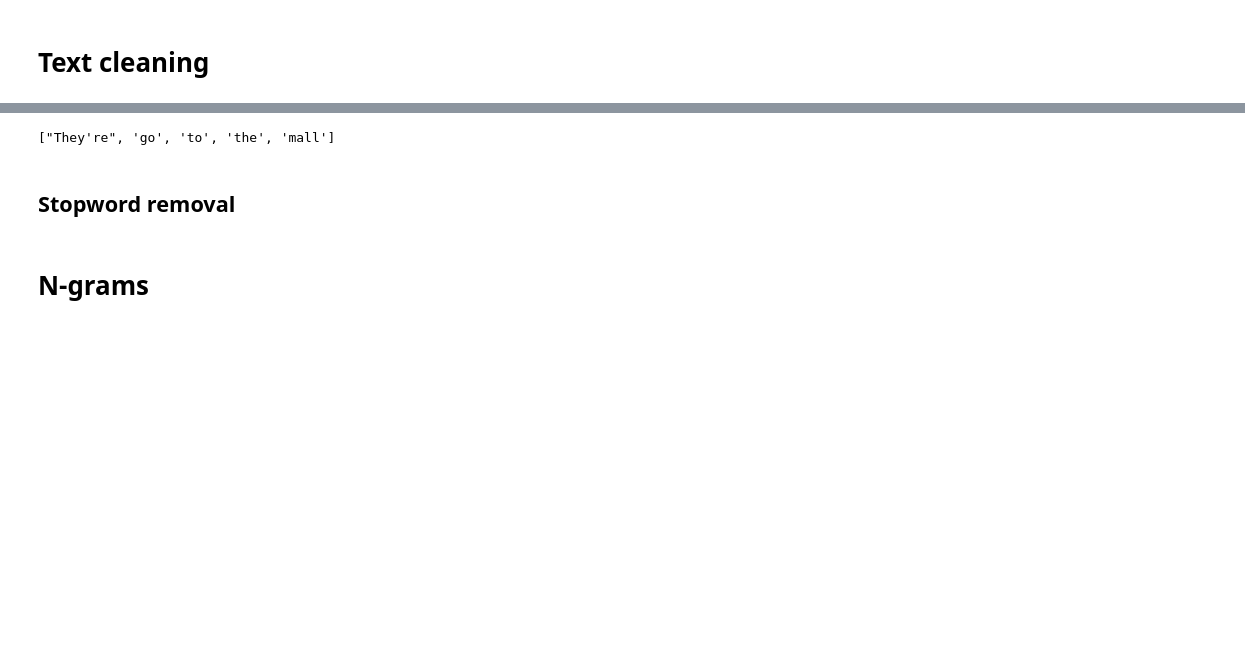
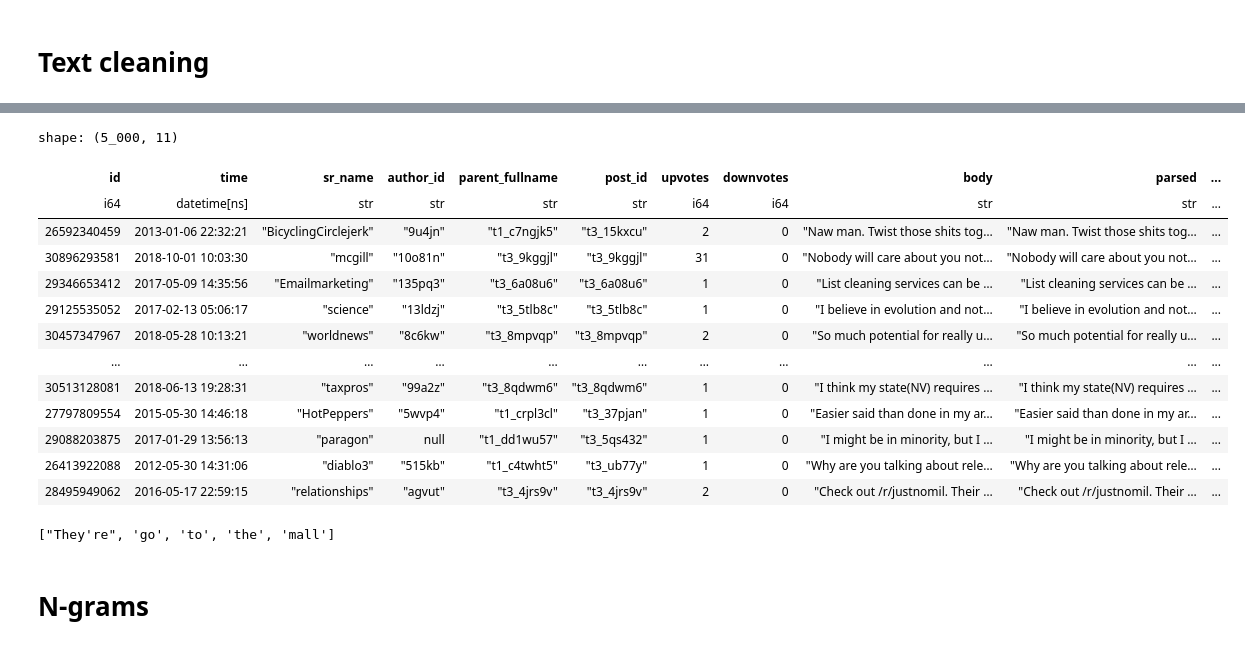
Before and after one commit to gems-cyberlang/cyberlang-learning, a Jupyter notebook: data-collection/praw-playground.ipynb, the cells around one changed output, grey strips where cells are left out. Drawn from its saved outputs; the diff is of its cells as text; code cells hidden in the pictures; blank space fills up the shorter version.

```diff
--- a/data-collection/praw-playground.ipynb
+++ b/data-collection/praw-playground.ipynb
@@ -515,13 +581,8 @@ Requirement already satisfied: soupsieve>1.2 in /home/ysthakur/.virtualenvs/data
 # %%
 from bs4 import BeautifulSoup
 from umarkdown import markdown
-
-sample_df = df.sample(n=5000, random_state=123).reset_index(drop=True)
 
 def parse_markdown(body: str):
     html = markdown(body)
     soup = BeautifulSoup(html, features="html.parser")
     return soup.get_text(" ").strip()
-
-sample_df["parsed"] = sample_df[BODY].map(parse_markdown)
-sample_df[[BODY, "parsed"]].head()
@@ -534,0 +593,16 @@ sample_df[[BODY, "parsed"]].head()
+# %%
+# Filter out non-English comments
+# TODO actually do it
+
+from lingua import Language, LanguageDetectorBuilder
+
+# Most popular languages gotten from
+# https://towardsdatascience.com/the-most-popular-languages-on-reddit-analyzed-with-snowflake-and-a-java-udtf-4e58c8ba473c
+detector = LanguageDetectorBuilder.from_languages(
+    Language.ENGLISH, Language.GERMAN, Language.SPANISH, Language.PORTUGUESE
+).build()
+
+text = "spam"
+
+print("Detected language:", detector.detect_language_of(text))
+detector.compute_language_confidence_values(text)
@@ -534,0 +615,3 @@ sample_df[[BODY, "parsed"]].head()
+# %%
+sample_df = sample_df.with_columns(parsed=pl.col(BODY).map_elements(parse_markdown, return_dtype=pl.String))
+sample_df
@@ -540,7 +638,7 @@ import unicodedata
 tokenizer = TweetTokenizer()
 
 
-def casual_tokenize(text: str) -> list[str]:
+def casual_tokenize(text: str) -> str:
     text = unicodedata.normalize("NFKD", text)
     text = re.sub("[uU]/[A-Za-z_-]+", " ", text)
     text = re.sub("[rR]/[A-Za-z_.-]+", " ", text)
@@ -554,10 +652,24 @@ def casual_tokenize(text: str) -> list[str]:
     no_symbol_tokens = [
         tok for tok in tokenizer.tokenize(text) if re.match("[A-Za-z]", tok)
     ]
-    return no_symbol_tokens
-
-
-sample_df["casual_tokenized"] = sample_df["parsed"].map(casual_tokenize)
+    return " ".join(no_symbol_tokens)
+# %%
+sample_df.with_columns(tokenized=pl.col(BODY).map_elements(casual_tokenize, return_dtype=pl.String))
+# %% [output]
+shape: (5_000, 11)
+| id | time | sr_name | author_id | parent_fullname | post_id | upvotes | downvotes | body | parsed | ... |
+| i64 | datetime[ns] | str | str | str | str | i64 | i64 | str | str | ... |
+| 26592340459 | 2013-01-06 22:32:21 | "BicyclingCirclejerk" | "9u4jn" | "t1_c7ngjk5" | "t3_15kxcu" | 2 | 0 | "Naw man. Twist those shits tog… | "Naw man. Twist those shits tog… | ... |
+| 30896293581 | 2018-10-01 10:03:30 | "mcgill" | "10o81n" | "t3_9kggjl" | "t3_9kggjl" | 31 | 0 | "Nobody will care about you not… | "Nobody will care about you not… | ... |
+| 29346653412 | 2017-05-09 14:35:56 | "Emailmarketing" | "135pq3" | "t3_6a08u6" | "t3_6a08u6" | 1 | 0 | "List cleaning services can be … | "List cleaning services can be … | ... |
+| 29125535052 | 2017-02-13 05:06:17 | "science" | "13ldzj" | "t3_5tlb8c" | "t3_5tlb8c" | 1 | 0 | "I believe in evolution and not… | "I believe in evolution and not… | ... |
+| 30457347967 | 2018-05-28 10:13:21 | "worldnews" | "8c6kw" | "t3_8mpvqp" | "t3_8mpvqp" | 2 | 0 | "So much potential for really u… | "So much potential for really u… | ... |
+| … | … | … | … | … | … | … | … | … | … | ... |
+| 30513128081 | 2018-06-13 19:28:31 | "taxpros" | "99a2z" | "t3_8qdwm6" | "t3_8qdwm6" | 1 | 0 | "I think my state(NV) requires … | "I think my state(NV) requires … | ... |
+| 27797809554 | 2015-05-30 14:46:18 | "HotPeppers" | "5wvp4" | "t1_crpl3cl" | "t3_37pjan" | 1 | 0 | "Easier said than done in my ar… | "Easier said than done in my ar… | ... |
+| 29088203875 | 2017-01-29 13:56:13 | "paragon" | null | "t1_dd1wu57" | "t3_5qs432" | 1 | 0 | "I might be in minority, but I … | "I might be in minority, but I … | ... |
+| 26413922088 | 2012-05-30 14:31:06 | "diablo3" | "515kb" | "t1_c4twht5" | "t3_ub77y" | 1 | 0 | "Why are you talking about rele… | "Why are you talking about rele… | ... |
+| 28495949062 | 2016-05-17 22:59:15 | "relationships" | "agvut" | "t3_4jrs9v" | "t3_4jrs9v" | 2 | 0 | "Check out /r/justnomil. Their … | "Check out /r/justnomil. Their … | ... |
 # %%
 from nltk.corpus import wordnet
 from nltk.stem import WordNetLemmatizer
@@ -588,8 +700,6 @@ def treebank_tag_to_wordnet_tag(tag: str):
 [lemmatizer.lemmatize(word, treebank_tag_to_wordnet_tag(tag)) for word, tag in tags]
 # %% [output]
 ["They're", 'go', 'to', 'the', 'mall']
-# %% [markdown]
-## Stopword removal
 # %% [markdown]
 # N-grams
 # %%
```
Also changed, not shown: parts of 23 cells of this notebook.
